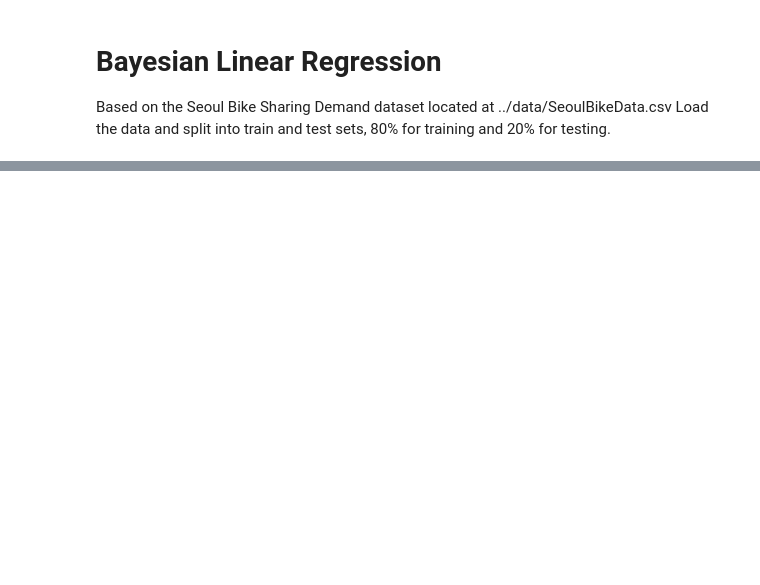
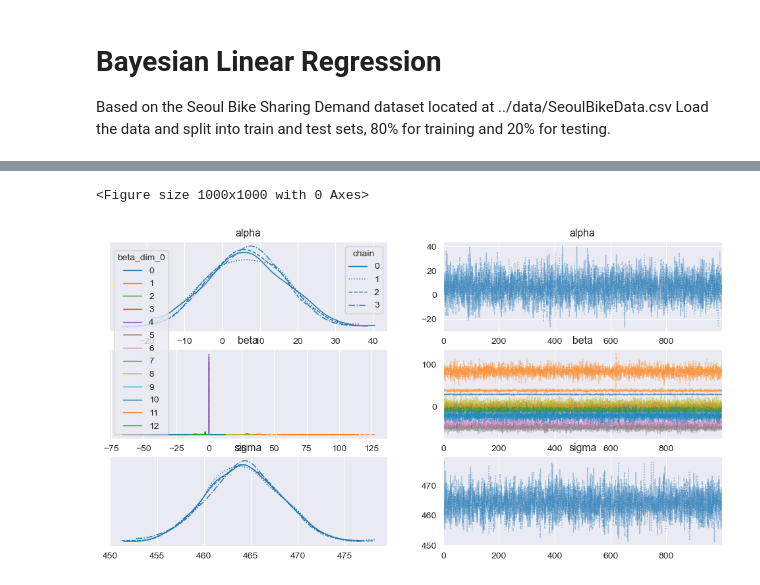
Before and after one commit to ZehuaLiuY/ML_CW, a Jupyter notebook: src/Bayesian_Linear_Regression.ipynb, the cells around one changed output, grey strips where cells are left out. Saved outputs shown, nothing was run; the diff lists cells and outputs as text; code cells hidden in the pictures; blank space fills up the shorter version.

```diff
--- a/src/Bayesian_Linear_Regression.ipynb
+++ b/src/Bayesian_Linear_Regression.ipynb
@@ -127,0 +179,7 @@ plt.show()
+# %%
+plt.figure(figsize=(10, 10))
+az.plot_trace(trace, combined=False, var_names=['alpha', 'beta', 'sigma'], legend=True)
+plt.show()
+# %% [output]
+<Figure size 1000x1000 with 0 Axes>
+[figure, added]
```
Also changed, not shown: parts of 6 cells of this notebook.
